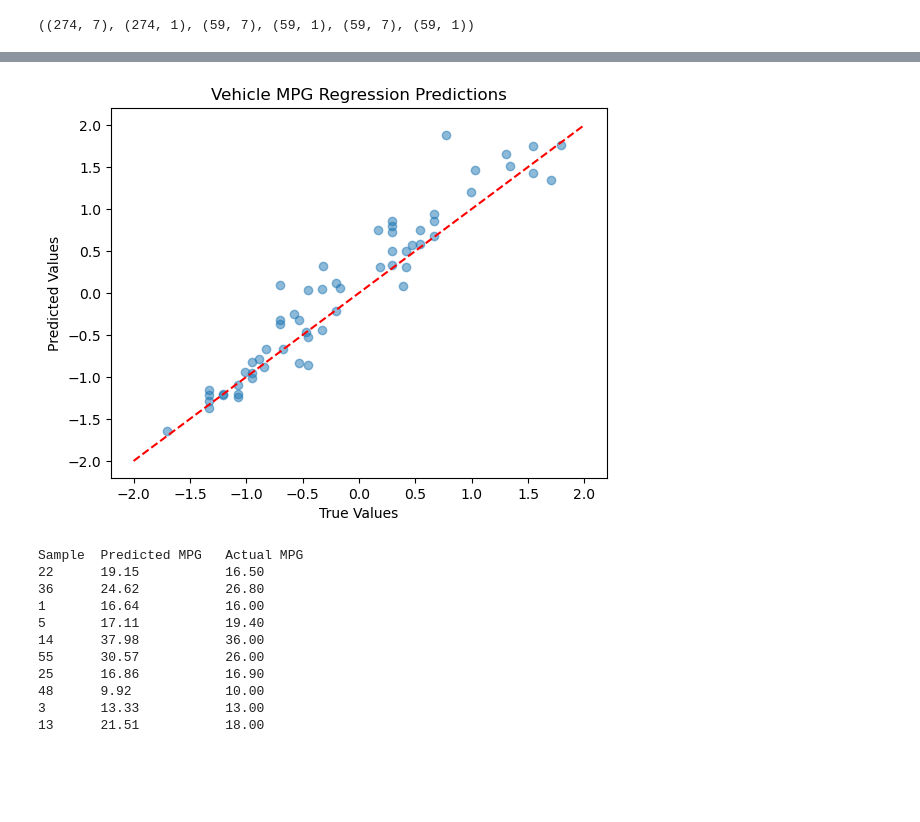
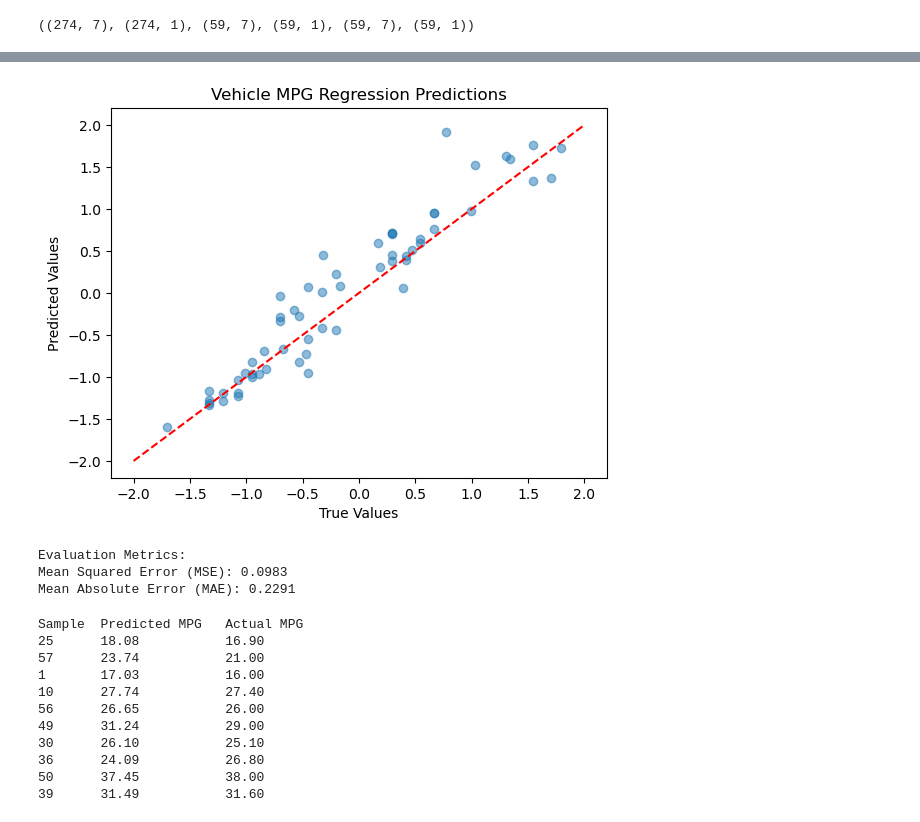
Before and after one commit to Indabossky/Foundational-AI, a Jupyter notebook: Vehicle MPG.ipynb, the cells around one changed output, grey strips where cells are left out. Saved outputs shown, nothing was run; the diff lists cells and outputs as text; code cells hidden in the pictures; blank space fills up the shorter version.

```diff
--- a/Vehicle MPG.ipynb
+++ b/Vehicle MPG.ipynb
@@ -69,14 +69,14 @@ X_train.shape, y_train.shape, X_val.shape, y_val.shape, X_test.shape, y_test.sha
 # %% [output]
 ((274, 7), (274, 1), (59, 7), (59, 1), (59, 7), (59, 1))
 # %%
-from MLP import MultilayerPerceptron, Layer, Relu, SquaredError, Linear, Mish, Tanh, Sigmoid
+from MLP import MultilayerPerceptron, Layer, Relu, SquaredError, Linear, Mish, Tanh, Sigmoid, Softplus
 import matplotlib.pyplot as plt
 
 mlp = MultilayerPerceptron([
-    Layer(fan_in=X_train.shape[1], fan_out=100, activation_function=Relu(), dropout_rate=0),
-    Layer(fan_in=100, fan_out=60, activation_function=Relu(), dropout_rate=0),
-    Layer(fan_in=60, fan_out=25, activation_function=Relu(), dropout_rate=0),
-    Layer(fan_in=25, fan_out=1, activation_function=Linear(), dropout_rate=0)
+    Layer(fan_in=X_train.shape[1], fan_out=64, activation_function=Mish(), dropout_rate=0),
+    Layer(fan_in=64, fan_out=32, activation_function= Mish(), dropout_rate=0),
+    Layer(fan_in=32, fan_out=16, activation_function=Mish(), dropout_rate=0),
+    Layer(fan_in=16,fan_out=1, activation_function= Linear(), dropout_rate=0),
 ])
 
 # Train the model using RMSProp.
@@ -87,8 +87,8 @@ training_losses, validation_losses = mlp.train(
     val_y=y_val,
     loss_func=SquaredError(),
     learning_rate=1E-4,
-    batch_size=32,
-    epochs=200,
+    batch_size=8,
+    epochs=650,
     use_rmsprop=True,
     decay_rate=0.9,
     epsilon=1e-8
@@ -124,5 +124,6 @@ Epoch 200  :::  Train Loss=0.02992836886250172  :::  Val Loss=0.0428423871888076
 # %%
 import random
+import numpy as np
 
 y_test_pred = mlp.forward(X_test, training=False)
 
@@ -136,4 +137,11 @@ plt.xlabel("True Values")
 plt.ylabel("Predicted Values")
 plt.title("Vehicle MPG Regression Predictions")
 plt.show()
+
+mse = np.mean((y_test_pred - y_test) ** 2)
+# Calculate Mean Absolute Error (MAE)
+mae = np.mean(np.abs(y_test_pred - y_test))
+print("Evaluation Metrics:")
+print(f"Mean Squared Error (MSE): {mse:.4f}")
+print(f"Mean Absolute Error (MAE): {mae:.4f}\n")
 # %% [output]
@@ -141,4 +149,7 @@ Total Testing Loss: 0.047673162644858484
-[figure, old version]
+[figure, new version]
+Evaluation Metrics:
+Mean Squared Error (MSE): 0.0983
+Mean Absolute Error (MAE): 0.2291
 # %%
 indices = random.sample(range(X_test.shape[0]), 10)
 # Get the corresponding test inputs and actual outputs
@@ -151,13 +162,13 @@ for i, idx in enumerate(indices):
 # mlp.forward(X_test[:10], training=False)* y_std + y_mean, y_test[:10] * y_std + y_mean
 # %% [output]
 Sample  Predicted MPG   Actual MPG
-22      19.15           16.50
-36      24.62           26.80
-1       16.64           16.00
-5       17.11           19.40
-14      37.98           36.00
-55      30.57           26.00
-25      16.86           16.90
-48      9.92            10.00
-3       13.33           13.00
-13      21.51           18.00
+25      18.08           16.90
+57      23.74           21.00
+1       17.03           16.00
+10      27.74           27.40
+56      26.65           26.00
+49      31.24           29.00
+30      26.10           25.10
+36      24.09           26.80
+50      37.45           38.00
+39      31.49           31.60
```
Also changed, not shown: parts of 2 cells of this notebook, 2 other files.
